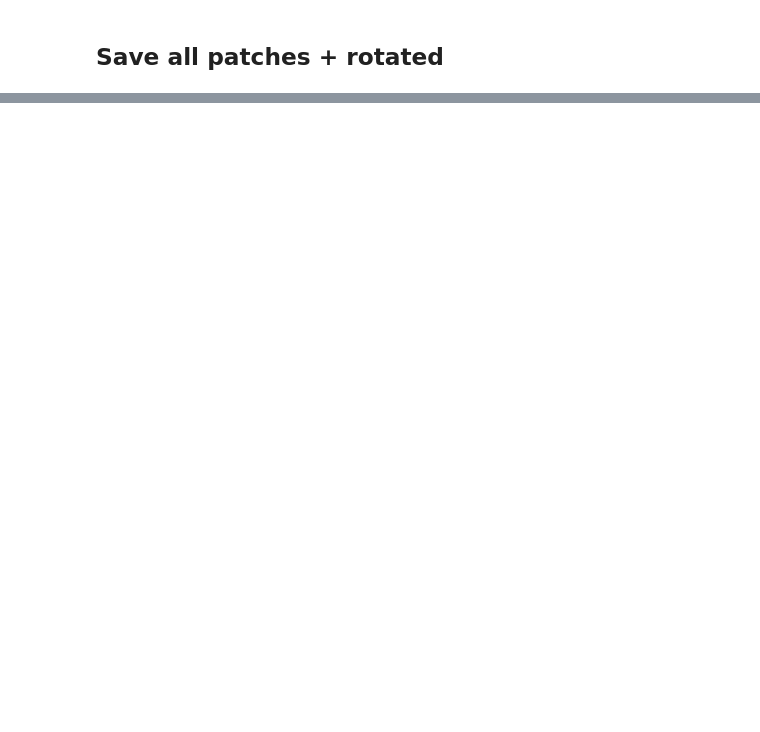
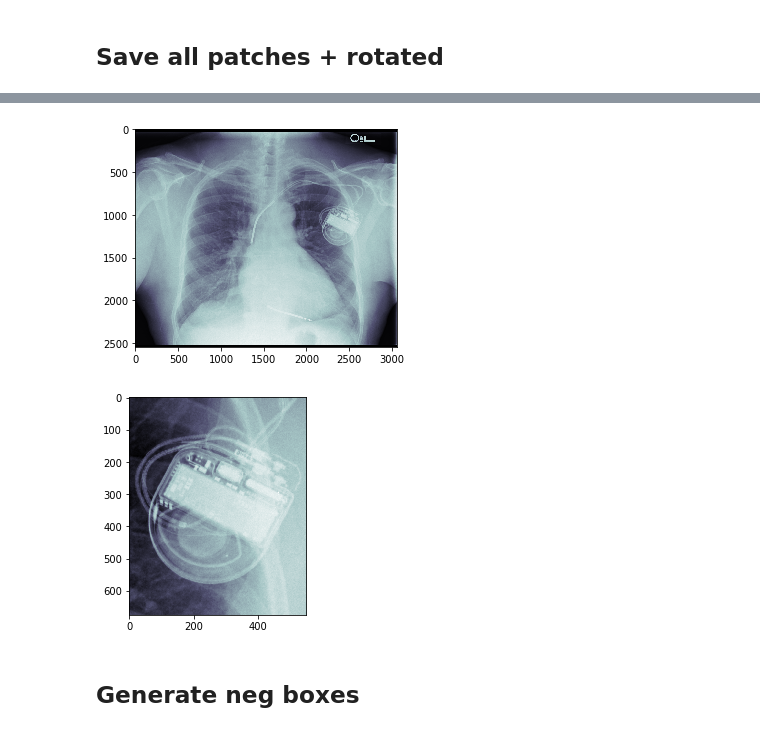
Before and after one commit to liandrea4/pacemaker, a Jupyter notebook: patch_nn.ipynb, the cells around one changed output, grey strips where cells are left out. Cells and saved outputs as stored; diff of their text form; code cells hidden in the pictures; blank space fills up the shorter version.

```diff
--- a/patch_nn.ipynb
+++ b/patch_nn.ipynb
@@ -124,0 +186,8 @@ for ann_file in os.listdir(ann_filepath):
+# %%
+plot_image(png_filepath + 'full_image/2367704_6062255-2193-05-22-1716-POSTERO-ANTERIOR.png')
+plot_image(png_filepath + 'pacemaker/max_size/2367704_6062255-2193-05-22-1716-POSTERO-ANTERIOR.png')
+# %% [output]
+[figure, added]
+[figure, added]
+# %% [markdown]
+## Generate neg boxes
```
Also changed, not shown: parts of 18 cells of this notebook.
